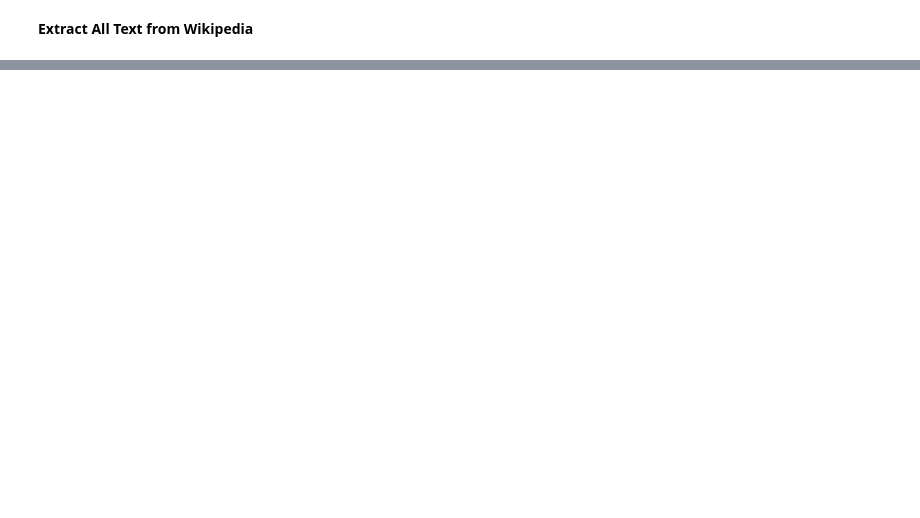
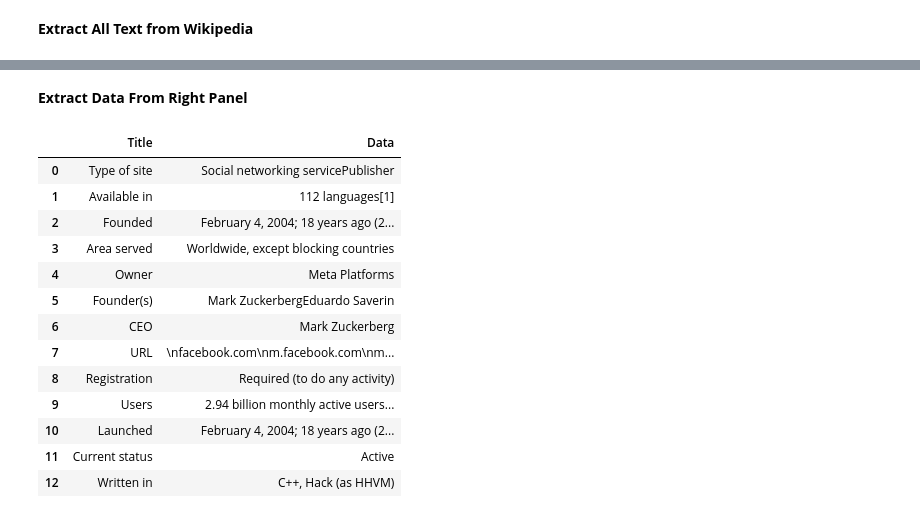
Before and after one commit to DataScientistMSBA/ML_AI, a Jupyter notebook: OpenAI_(GPT_3)_Company_Wikipedia_Data_Extractor.ipynb, the cells around one changed output, grey strips where cells are left out. Saved outputs shown, nothing was run; the diff lists cells and outputs as text; code cells hidden in the pictures; blank space fills up the shorter version.

```diff
--- a/OpenAI_(GPT_3)_Company_Wikipedia_Data_Extractor.ipynb
+++ b/OpenAI_(GPT_3)_Company_Wikipedia_Data_Extractor.ipynb
@@ -177 +179,54 @@ df_final_output
 | 4 | Google | https://en.wikipedia.org/wiki/Google |  |  | 4 |  |
+# %% [markdown]
+**Extract Data From Right Panel**
+# %%
+def get_Wiki(url):
+    # Get Labels:
+    r = requests.get(url)
+    soup = BeautifulSoup(r.text, 'lxml')
+    labels = soup.find('table', {'class': 'infobox vcard'}).find_all('th')
+    label_list = []
+    for label in labels:
+        label_list.append(label.text.strip())
+    df = pd.DataFrame(columns=label_list)
+    df = list(df)
+    df_labels = pd.DataFrame(df).rename(columns={0:'Title'})
+    df_labels
+
+    # Get Data:
+    page = urlopen(url)
+    soup = BeautifulSoup(page, "lxml")
+    right_table=soup.find('table', class_='infobox vcard')                      # find the table
+    tr_tags = right_table.find_all('tr')                                        # find all the <tr> tag pairs, skip the first one
+    data = []                                                                   # create an empty list to hold all the data
+
+    for tr_tag in tr_tags:                                                      # for every row of the table, find the <td> tag pairs and append the text part to the data list
+        td_tags = tr_tag.find_all('td')
+        row = [tr_tag.text for tr_tag in td_tags]
+        data.append(row)
+
+    df = pd.DataFrame(data)                                                     # convert the data into a pandas DataFrame
+    df = pd.DataFrame(df[2:-1].reset_index()[0]).rename(columns={0:'Data'})
+    df.drop(df.index[(df["Data"].str.contains("List of"))],axis=0,inplace=True)
+    df_data = pd.DataFrame(df.reset_index()['Data'])
+
+    # Merge Final Output:
+    df_final = df_labels.merge(df_data, how = 'outer', left_index=True, right_index=True)
+    return df_final
+# %%
+get_Wiki(df_output['Wikipedia URL'][0])
+# %% [output]
+|  | Title | Data |
+| 0 | Type of site | Social networking servicePublisher |
+| 1 | Available in | 112 languages[1] |
+| 2 | Founded | February 4, 2004; 18 years ago (2... |
+| 3 | Area served | Worldwide, except blocking countries |
+| 4 | Owner | Meta Platforms |
+| 5 | Founder(s) | Mark ZuckerbergEduardo Saverin |
+| 6 | CEO | Mark Zuckerberg |
+| 7 | URL | \nfacebook.com\nm.facebook.com\nm... |
+| 8 | Registration | Required (to do any activity) |
+| 9 | Users | 2.94 billion monthly active users... |
+| 10 | Launched | February 4, 2004; 18 years ago (2... |
+| 11 | Current status | Active |
+| 12 | Written in | C++, Hack (as HHVM) |
```
Also changed, not shown: parts of 2 cells of this notebook.
